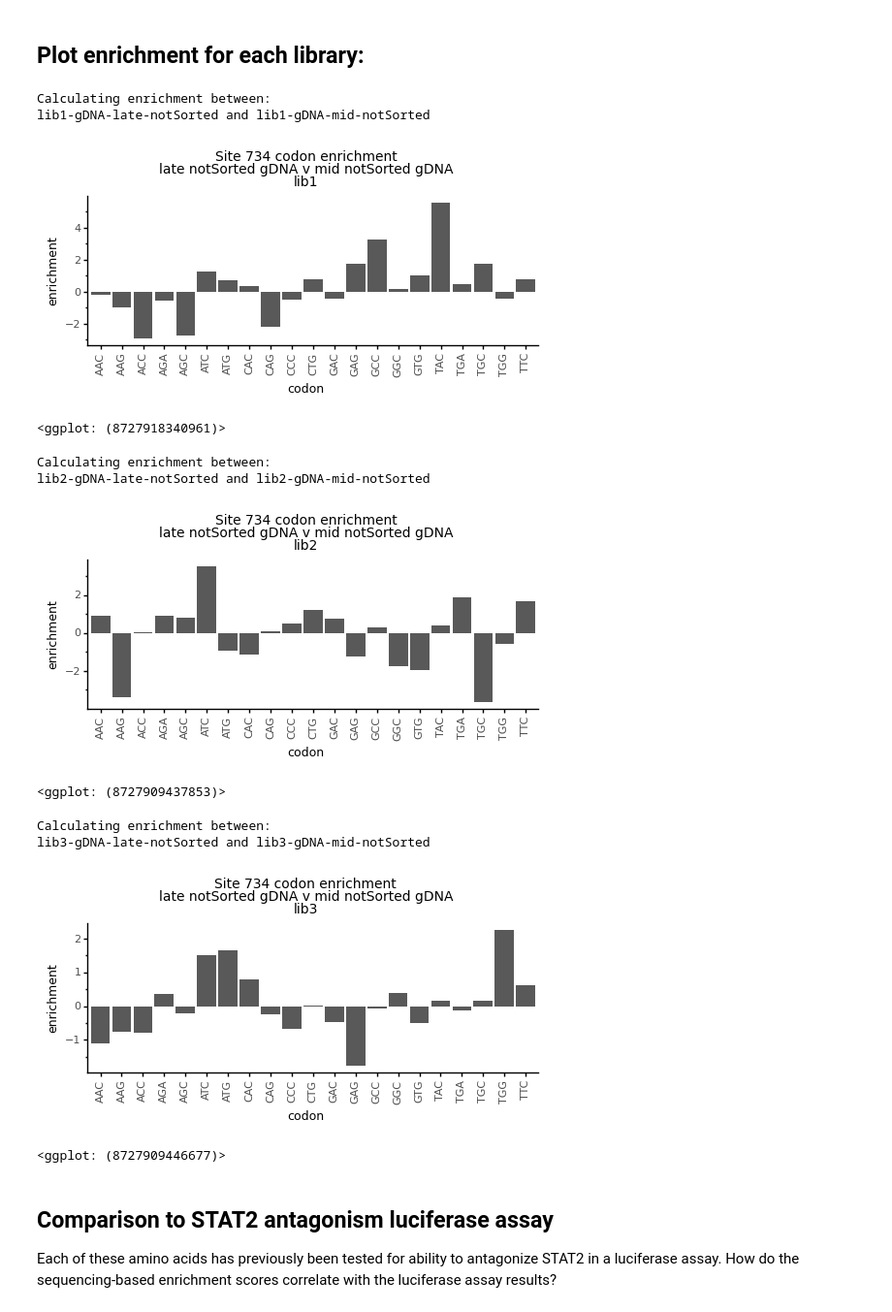
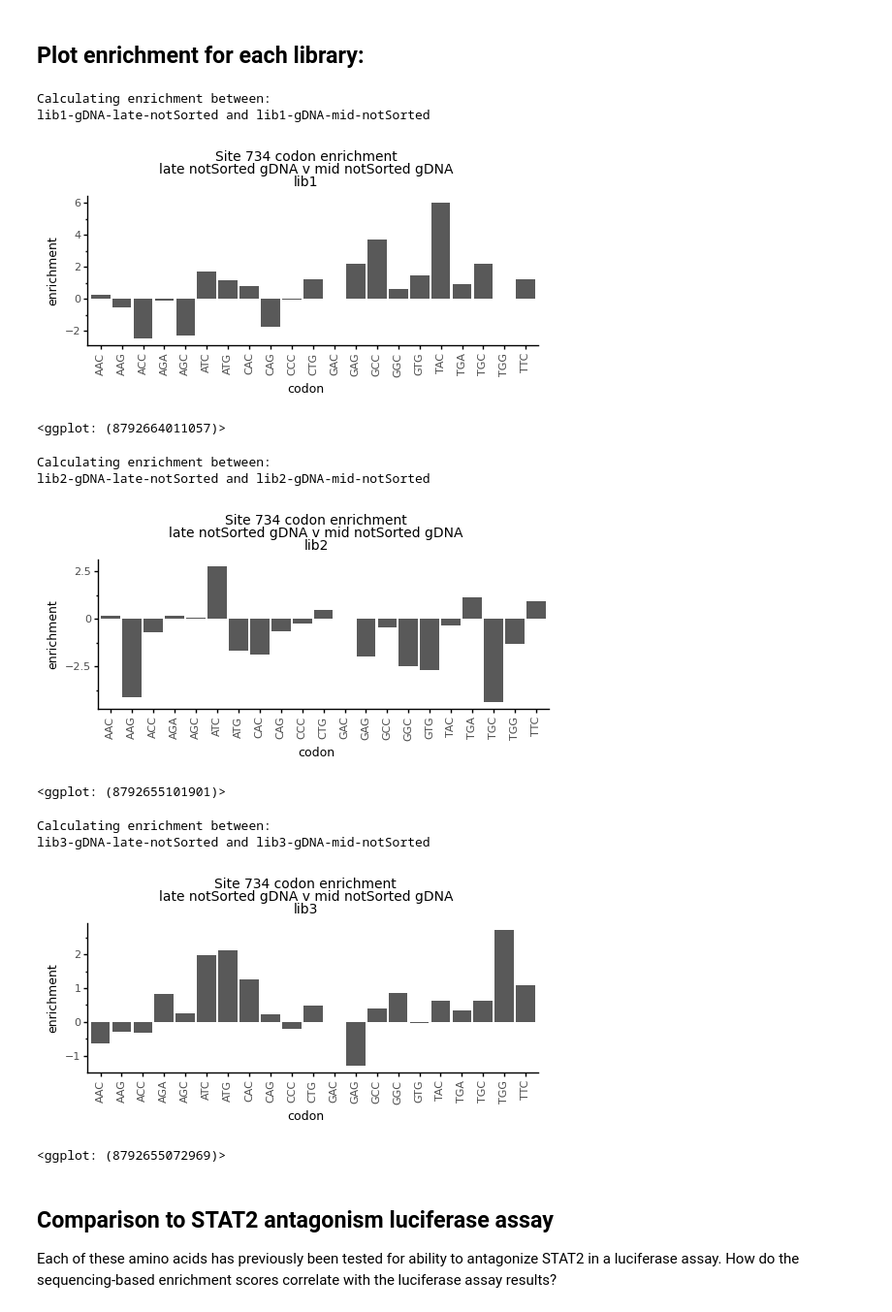
Before and after one commit to dbacsik/ns5_small_mutagenesis, a Jupyter notebook: site_734/comparisons/site_734_late_notSorted_v_mid.py.ipynb, the cells around one changed output. Shown at 97% size. Cells and saved outputs as stored; diff of their text form; code cells hidden in the pictures.

```diff
--- a/site_734/comparisons/site_734_late_notSorted_v_mid.py.ipynb
+++ b/site_734/comparisons/site_734_late_notSorted_v_mid.py.ipynb
@@ -86,41 +86,43 @@ for lib in libs:
     selected_sample = f'{lib}-gDNA-{stage}-{sort_status}'
     reference_sample = f'{lib}-gDNA-{ref_stage}-{ref_sort_status}'
     print('Calculating enrichment between:')
     print(f'{selected_sample} and {reference_sample}')
     enrichment_df = calculate_enrichment(
         codon_counts,
+        734,
+        "D",
         selected_sample,
         reference_sample)
     enrichment_plot = (p9.ggplot(enrichment_df) +
                     p9.aes(x='codon',
                            y='enrichment') +
                     p9.geom_bar(stat='identity') +
                     p9.ggtitle('Site 734 codon enrichment\n'
                                f'{stage} {sort_status} gDNA v {ref_stage} {ref_sort_status} gDNA\n'
                                f'{lib}') +
                     p9.labs(x='codon',
                             y='enrichment') +
                     p9.theme(figure_size=(6, 2),
                              plot_title=p9.element_text(size=10),
                              axis_title=p9.element_text(size=9),
                              axis_text_x=p9.element_text(size=8, rotation=90),
                              axis_text_y=p9.element_text(size=8))
                    )
 
     display(enrichment_plot)
 # %% [output]
 Calculating enrichment between:
 lib1-gDNA-late-notSorted and lib1-gDNA-mid-notSorted
-[figure, old version]
+[figure, new version]
-<ggplot: (8727918340961)>
+<ggplot: (8792664011057)>
 Calculating enrichment between:
 lib2-gDNA-late-notSorted and lib2-gDNA-mid-notSorted
-[figure, old version]
+[figure, new version]
-<ggplot: (8727909437853)>
+<ggplot: (8792655101901)>
 Calculating enrichment between:
 lib3-gDNA-late-notSorted and lib3-gDNA-mid-notSorted
-[figure, old version]
+[figure, new version]
-<ggplot: (8727909446677)>
+<ggplot: (8792655072969)>
 # %% [markdown]
 ## Comparison to STAT2 antagonism luciferase assay
 Each of these amino acids has previously been tested for ability to antagonize STAT2 in a luciferase assay. How do the sequencing-based enrichment scores correlate with the luciferase assay results?
```
Also changed, not shown: parts of 2 cells of this notebook, 8 other files.
